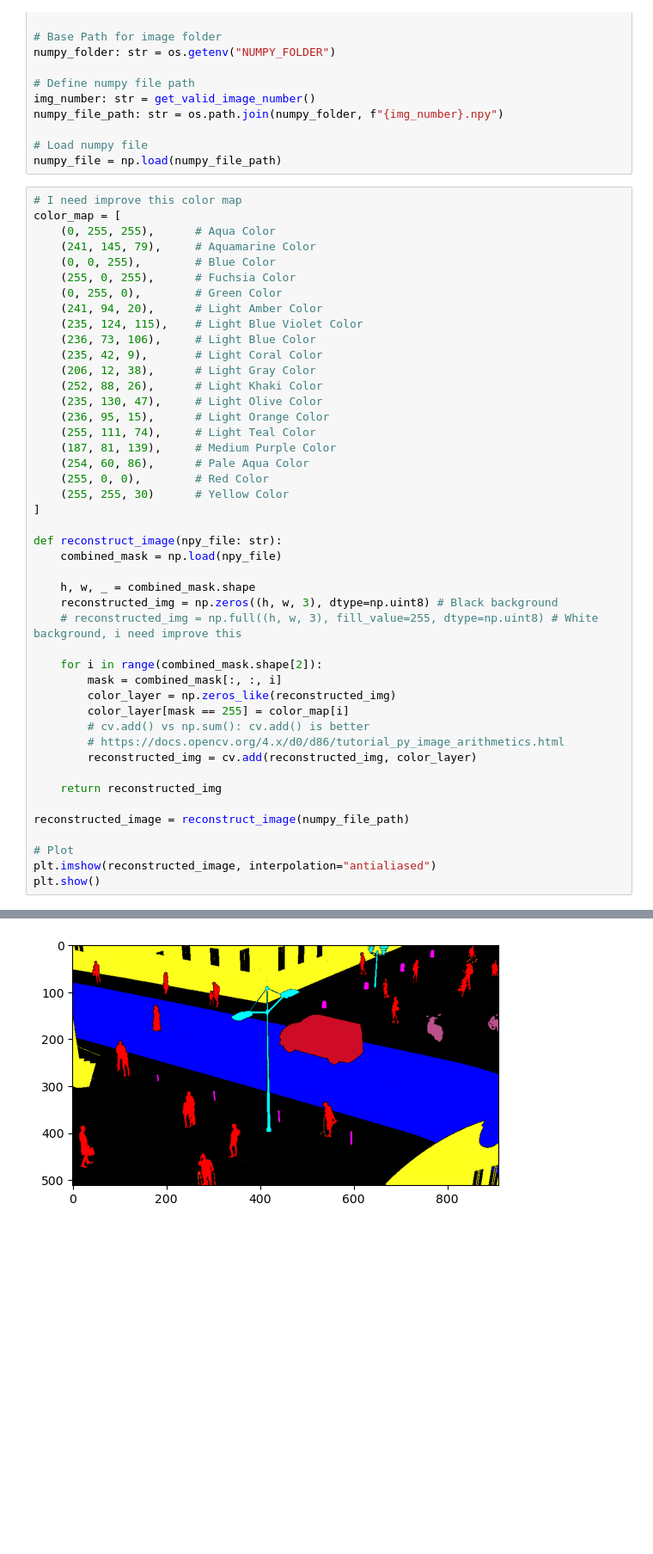
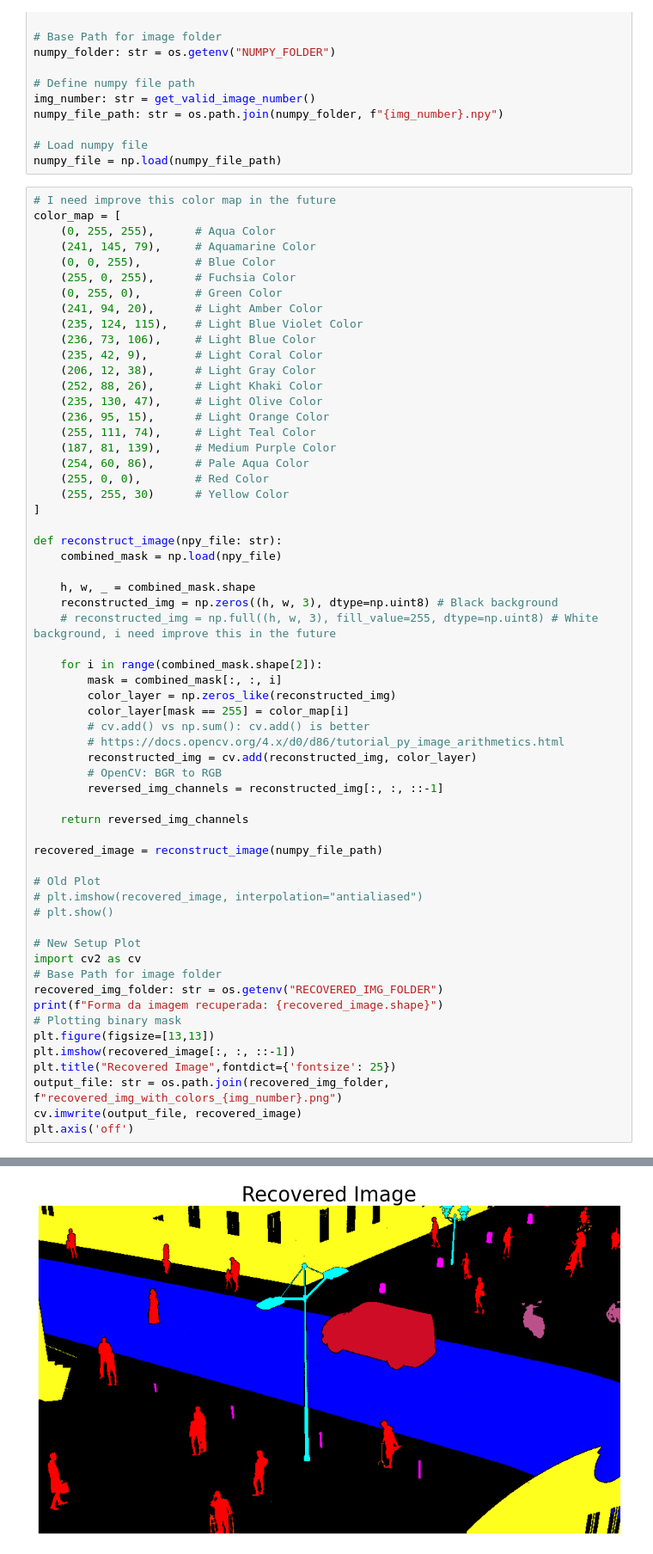
Before and after one commit to rpgouveia/pucpr_pibiti_semantic_segmentation, a Jupyter notebook: study_cvt_color_reconstructed_img.ipynb, the cells around one changed output, grey strips where cells are left out. Shown at 86% size. Drawn from its saved outputs; the diff is of its cells as text; blank space fills up the shorter version.

```diff
--- a/study_cvt_color_reconstructed_img.ipynb
+++ b/study_cvt_color_reconstructed_img.ipynb
@@ -22,7 +22,7 @@ numpy_file_path: str = os.path.join(numpy_folder, f"{img_number}.npy")
 # Load numpy file
 numpy_file = np.load(numpy_file_path)
 # %%
-# I need improve this color map
+# I need improve this color map in the future
 color_map = [
     (0, 255, 255),      # Aqua Color
     (241, 145, 79),     # Aquamarine Color
@@ -49,7 +49,7 @@ def reconstruct_image(npy_file: str):
 
     h, w, _ = combined_mask.shape
     reconstructed_img = np.zeros((h, w, 3), dtype=np.uint8) # Black background
-    # reconstructed_img = np.full((h, w, 3), fill_value=255, dtype=np.uint8) # White background, i need improve this
+    # reconstructed_img = np.full((h, w, 3), fill_value=255, dtype=np.uint8) # White background, i need improve this in the future
 
     for i in range(combined_mask.shape[2]):
         mask = combined_mask[:, :, i]
@@ -58,12 +58,27 @@ def reconstruct_image(npy_file: str):
         # cv.add() vs np.sum(): cv.add() is better
         # https://docs.opencv.org/4.x/d0/d86/tutorial_py_image_arithmetics.html
         reconstructed_img = cv.add(reconstructed_img, color_layer)
+        # OpenCV: BGR to RGB
+        reversed_img_channels = reconstructed_img[:, :, ::-1]
 
-    return reconstructed_img
+    return reversed_img_channels
 
-reconstructed_image = reconstruct_image(numpy_file_path)
+recovered_image = reconstruct_image(numpy_file_path)
 
-# Plot
-plt.imshow(reconstructed_image, interpolation="antialiased")
-plt.show()
+# Old Plot
+# plt.imshow(recovered_image, interpolation="antialiased")
+# plt.show()
+
+# New Setup Plot
+import cv2 as cv
+# Base Path for image folder
+recovered_img_folder: str = os.getenv("RECOVERED_IMG_FOLDER")
+print(f"Forma da imagem recuperada: {recovered_image.shape}")
+# Plotting binary mask
+plt.figure(figsize=[13,13])
+plt.imshow(recovered_image[:, :, ::-1])
+plt.title("Recovered Image",fontdict={'fontsize': 25})
+output_file: str = os.path.join(recovered_img_folder, f"recovered_img_with_colors_{img_number}.png")
+cv.imwrite(output_file, recovered_image)
+plt.axis('off')
 # %% [output]
@@ -70 +87 @@ plt.show()
-[figure, old version]
+[figure, new version]
```
Also changed, not shown: parts of 1 cell of this notebook, 2 other files.
